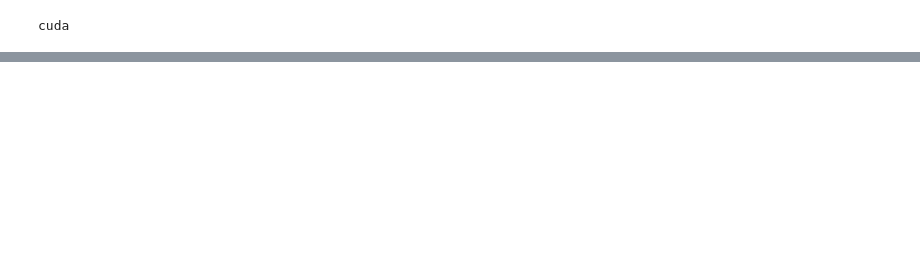
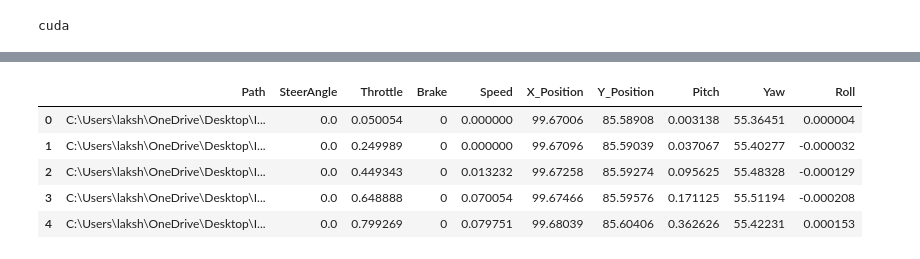
Before and after one commit to PrajwalKoirala/ME592_Homeworks, a Jupyter notebook: HW3/HW3_notebook.ipynb, the cells around one changed output, grey strips where cells are left out. Cells and saved outputs as stored; diff of their text form; code cells hidden in the pictures; blank space fills up the shorter version.

```diff
--- a/HW3/HW3_notebook.ipynb
+++ b/HW3/HW3_notebook.ipynb
@@ -17,0 +22,10 @@ Downloading: "https://download.pytorch.org/models/resnet18-f37072fd.pth" to /hom
+# %%
+data = pd.read_csv("./Take_1805_0401/robot_log.csv", delimiter=";")
+data.head()
+# %% [output]
+|  | Path | SteerAngle | Throttle | Brake | Speed | X_Position | Y_Position | Pitch | Yaw | Roll |
+| 0 | C:\Users\laksh\OneDrive\Desktop\I... | 0.0 | 0.050054 | 0 | 0.000000 | 99.67006 | 85.58908 | 0.003138 | 55.36451 | 0.000004 |
+| 1 | C:\Users\laksh\OneDrive\Desktop\I... | 0.0 | 0.249989 | 0 | 0.000000 | 99.67096 | 85.59039 | 0.037067 | 55.40277 | -0.000032 |
+| 2 | C:\Users\laksh\OneDrive\Desktop\I... | 0.0 | 0.449343 | 0 | 0.013232 | 99.67258 | 85.59274 | 0.095625 | 55.48328 | -0.000129 |
+| 3 | C:\Users\laksh\OneDrive\Desktop\I... | 0.0 | 0.648888 | 0 | 0.070054 | 99.67466 | 85.59576 | 0.171125 | 55.51194 | -0.000208 |
+| 4 | C:\Users\laksh\OneDrive\Desktop\I... | 0.0 | 0.799269 | 0 | 0.079751 | 99.68039 | 85.60406 | 0.362626 | 55.42231 | 0.000153 |
```
Also changed, not shown: parts of 10 cells of this notebook.
